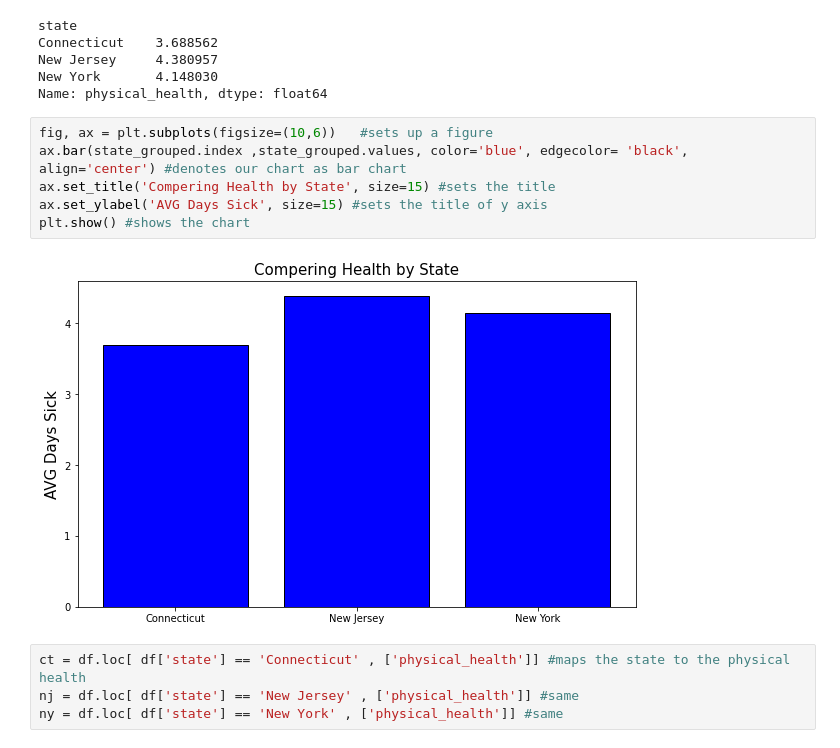
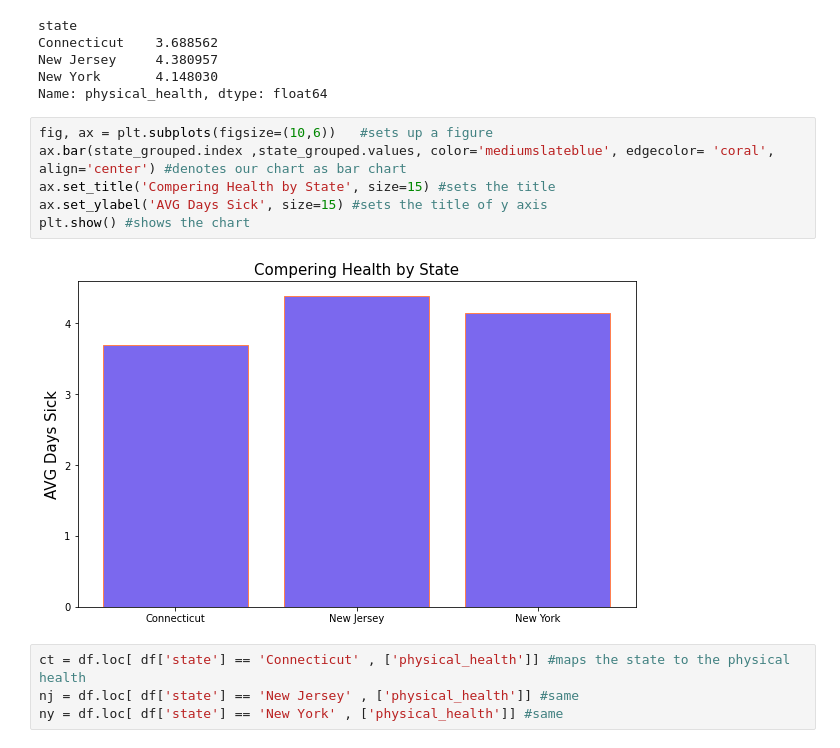
Before and after one commit to Anjical03/nyc-mhtn-ds-120720-lectures, a Jupyter notebook: Phase_1/STATS_case_study/Statistical_Tests_Applied.ipynb, the cells around one changed output. Saved outputs shown, nothing was run; the diff lists cells and outputs as text.

```diff
--- a/Phase_1/STATS_case_study/Statistical_Tests_Applied.ipynb
+++ b/Phase_1/STATS_case_study/Statistical_Tests_Applied.ipynb
@@ -175,12 +175,12 @@ New York       4.148030
 Name: physical_health, dtype: float64
 # %%
 fig, ax = plt.subplots(figsize=(10,6))   #sets up a figure
-ax.bar(state_grouped.index ,state_grouped.values, color='blue', edgecolor= 'black', align='center') #denotes our chart as bar chart
+ax.bar(state_grouped.index ,state_grouped.values, color='mediumslateblue', edgecolor= 'coral', align='center') #denotes our chart as bar chart
 ax.set_title('Compering Health by State', size=15) #sets the title
 ax.set_ylabel('AVG Days Sick', size=15) #sets the title of y axis
 plt.show() #shows the chart
 # %% [output]
-[figure, old version]
+[figure, new version]
 # %%
 ct = df.loc[ df['state'] == 'Connecticut' , ['physical_health']] #maps the state to the physical health
 nj = df.loc[ df['state'] == 'New Jersey' , ['physical_health']] #same
```
Also changed, not shown: parts of 23 cells of this notebook, 5 other files.
